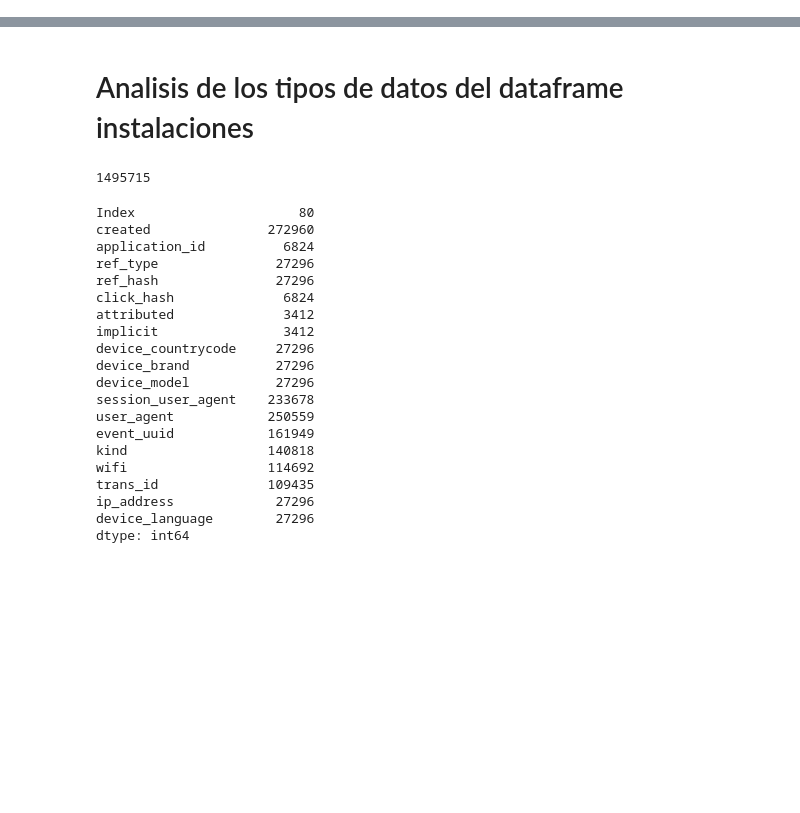
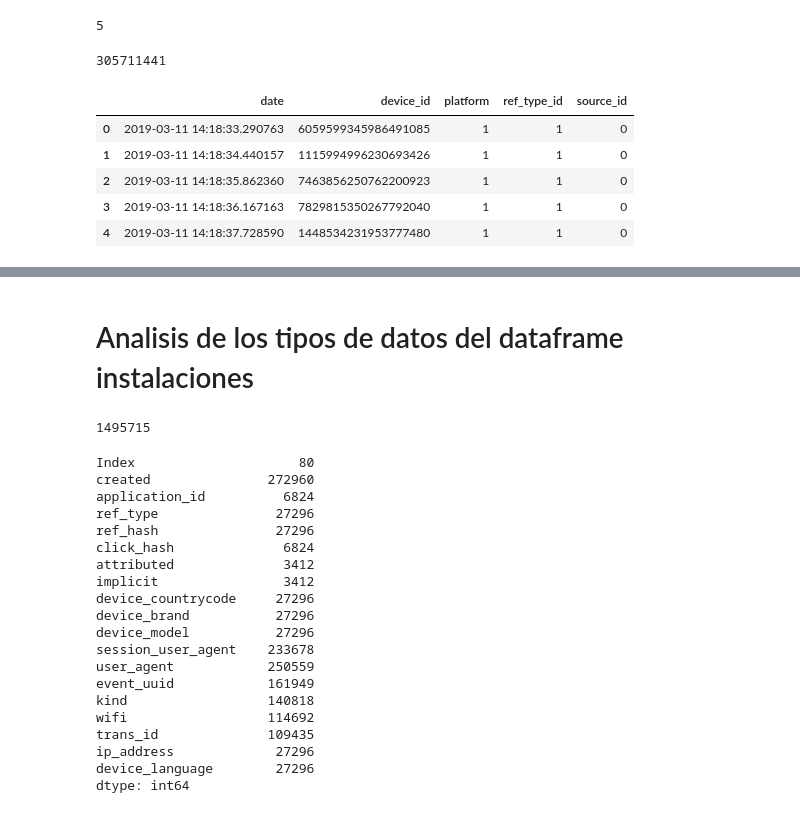
Before and after one commit to EscobarMariaSol/Organizacion-de-datos, a Jupyter notebook: Tp1-analisisTiposDatos.ipynb, the cells around one changed output, grey strips where cells are left out. Drawn from its saved outputs; the diff is of its cells as text; code cells hidden in the pictures; blank space fills up the shorter version.

```diff
--- a/Tp1-analisisTiposDatos.ipynb
+++ b/Tp1-analisisTiposDatos.ipynb
@@ -6,3 +8,3 @@ import matplotlib.pyplot as plt
 # %%
-subs = pd.read_csv("data/auctions.csv", dtype = {"auction_type_id": np.float16, "platform": np.int8, "ref_type_id": np.int8, "source_id": np.int8})
+auctions = pd.read_csv("data/auctions.csv", dtype = {"auction_type_id": np.float16, "platform": np.int8, "ref_type_id": np.int8, "source_id": np.int8})
 # %%
@@ -16,0 +51,3 @@ subs.head()
+# %%
+auctions['date']=pd.to_datetime(auctions['date'])
+auctions.memory_usage(deep=True)
@@ -16,0 +148,3 @@ subs.head()
+# %%
+auctions['device_id']=auctions['device_id'].astype('category')
+auctions.memory_usage(deep=True)
@@ -16,0 +201,17 @@ subs.head()
+# %%
+auctions['source_id'].nunique()
+# %% [output]
+5
+# %%
+auctions.memory_usage(deep=True).sum()
+# %% [output]
+305711441
+# %%
+auctions.head()
+# %% [output]
+|  | date | device_id | platform | ref_type_id | source_id |
+| 0 | 2019-03-11 14:18:33.290763 | 6059599345986491085 | 1 | 1 | 0 |
+| 1 | 2019-03-11 14:18:34.440157 | 1115994996230693426 | 1 | 1 | 0 |
+| 2 | 2019-03-11 14:18:35.862360 | 7463856250762200923 | 1 | 1 | 0 |
+| 3 | 2019-03-11 14:18:36.167163 | 7829815350267792040 | 1 | 1 | 0 |
+| 4 | 2019-03-11 14:18:37.728590 | 1448534231953777480 | 1 | 1 | 0 |
```
Also changed, not shown: parts of 48 cells of this notebook.
